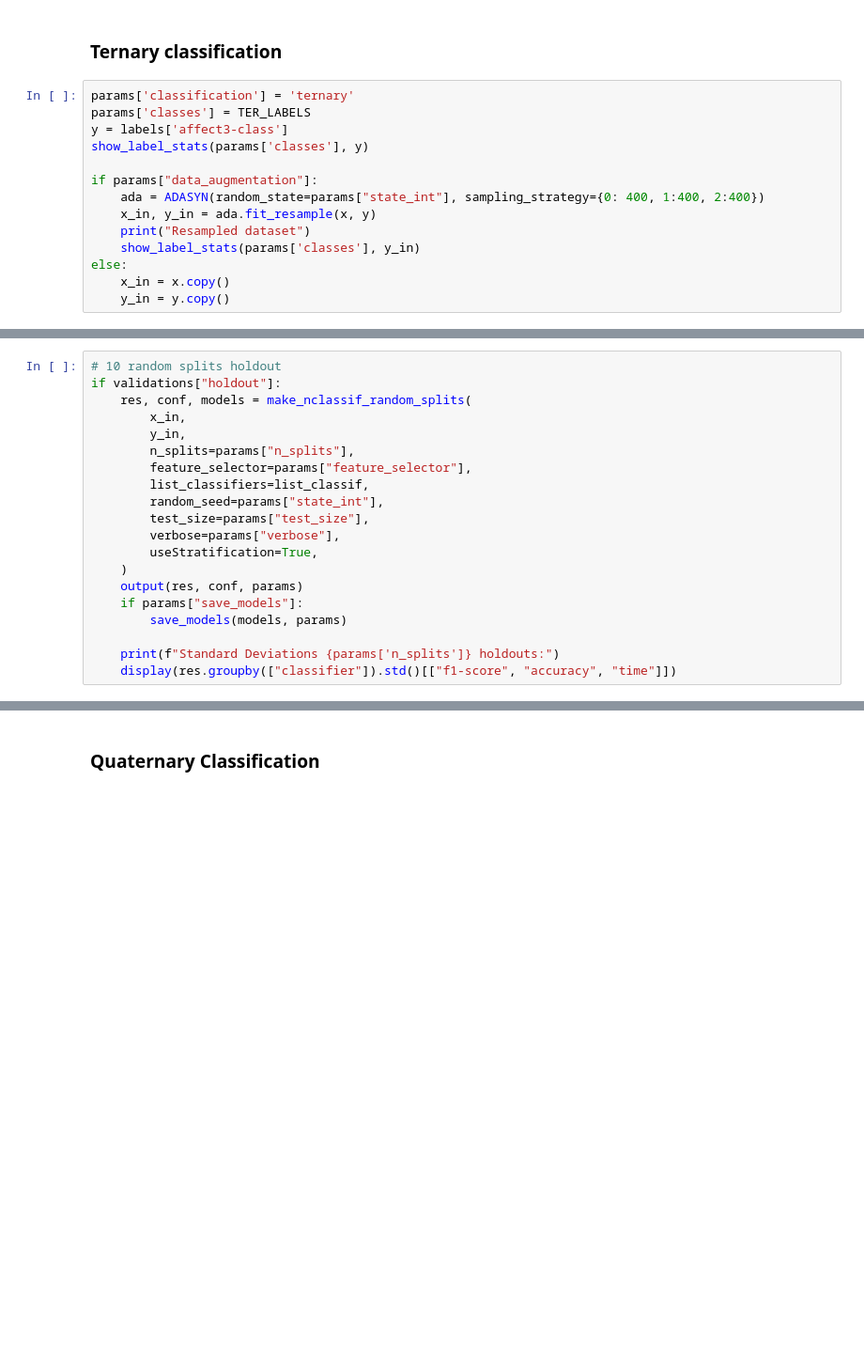
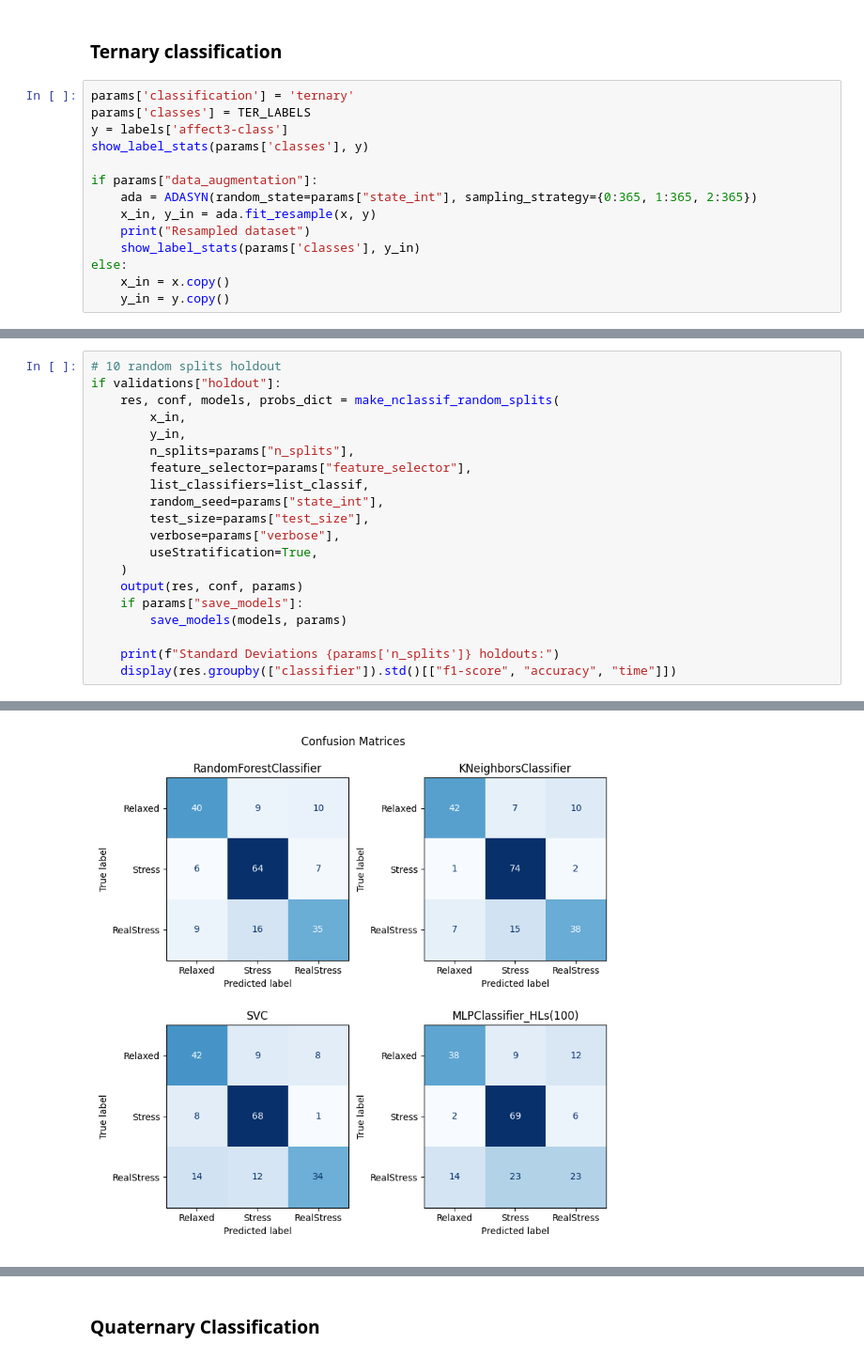
Before and after one commit to sergiodl-ubi/stressID, a Jupyter notebook: Classification/classification_physio.ipynb, the cells around one changed output, grey strips where cells are left out. Shown at 94% size. Drawn from its saved outputs; the diff is of its cells as text; blank space fills up the shorter version.

```diff
--- a/Classification/classification_physio.ipynb
+++ b/Classification/classification_physio.ipynb
@@ -579,7 +623,7 @@ y = labels['affect3-class']
 show_label_stats(params['classes'], y)
 
 if params["data_augmentation"]:
-    ada = ADASYN(random_state=params["state_int"], sampling_strategy={0: 400, 1:400, 2:400})
+    ada = ADASYN(random_state=params["state_int"], sampling_strategy={0:365, 1:365, 2:365})
     x_in, y_in = ada.fit_resample(x, y)
     print("Resampled dataset")
     show_label_stats(params['classes'], y_in)
@@ -589,7 +643,7 @@ else:
 # %%
 # 10 random splits holdout
 if validations["holdout"]:
-    res, conf, models = make_nclassif_random_splits(
+    res, conf, models, probs_dict = make_nclassif_random_splits(
         x_in,
         y_in,
         n_splits=params["n_splits"],
@@ -606,3 +660,4 @@ if validations["holdout"]:
 
     print(f"Standard Deviations {params['n_splits']} holdouts:")
     display(res.groupby(["classifier"]).std()[["f1-score", "accuracy", "time"]])
+# %% [output]
@@ -608,0 +682 @@ if validations["holdout"]:
+[figure, added]
```
Also changed, not shown: parts of 14 cells of this notebook, 3 other files.
